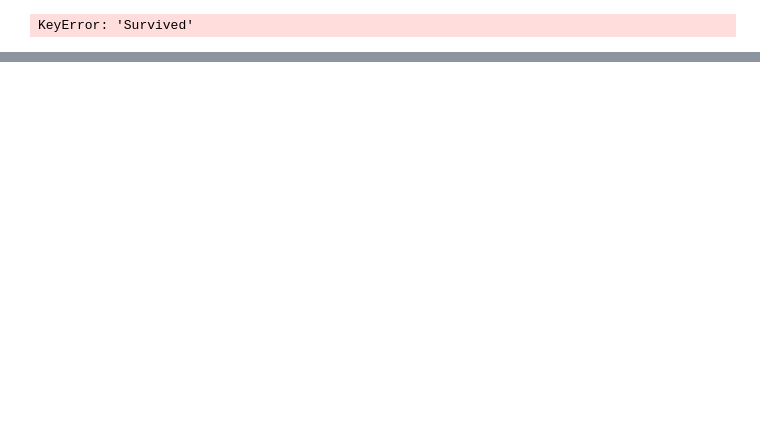
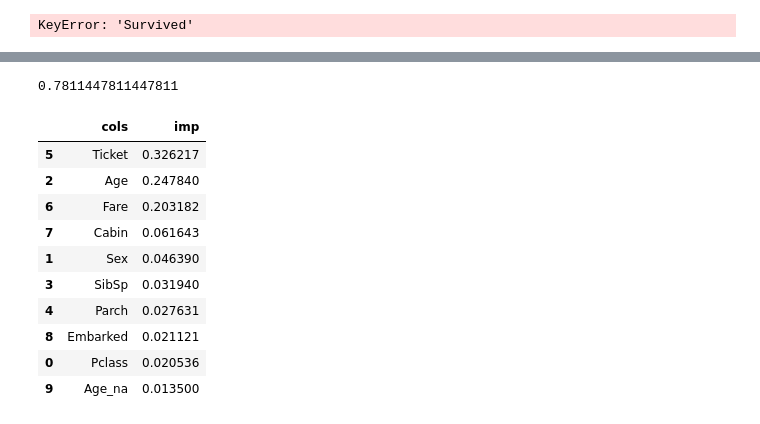
Before and after one commit to Zwang1680/TitanicDataAnlysis, a Jupyter notebook: Analysis.ipynb, the cells around one changed output, grey strips where cells are left out. Drawn from its saved outputs; the diff is of its cells as text; code cells hidden in the pictures; blank space fills up the shorter version.

```diff
--- a/Analysis.ipynb
+++ b/Analysis.ipynb
@@ -210,0 +287,20 @@ display_all(df_test.describe(include='all'))
+# %%
+m = RandomForestClassifier(n_estimators=40, min_samples_leaf=3, max_features=0.5, n_jobs=-1, oob_score=True)
+m.fit(x, y);
+m.oob_score_
+# %% [output]
+0.7811447811447811
+# %%
+fi = rf_feat_importance(m, x); fi[:10]
+# %% [output]
+|  | cols | imp |
+| 5 | Ticket | 0.326217 |
+| 2 | Age | 0.247840 |
+| 6 | Fare | 0.203182 |
+| 7 | Cabin | 0.061643 |
+| 1 | Sex | 0.046390 |
+| 3 | SibSp | 0.031940 |
+| 4 | Parch | 0.027631 |
+| 8 | Embarked | 0.021121 |
+| 0 | Pclass | 0.020536 |
+| 9 | Age_na | 0.013500 |
```
Also changed, not shown: parts of 18 cells of this notebook, 1 other file.
